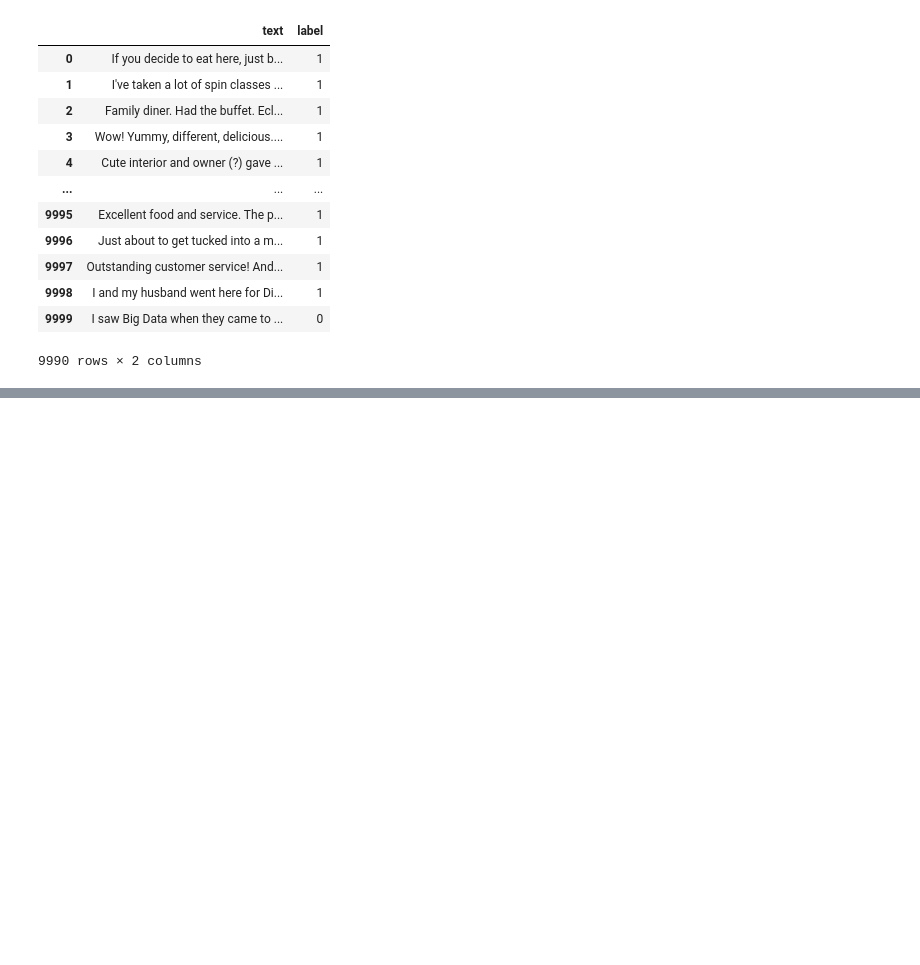
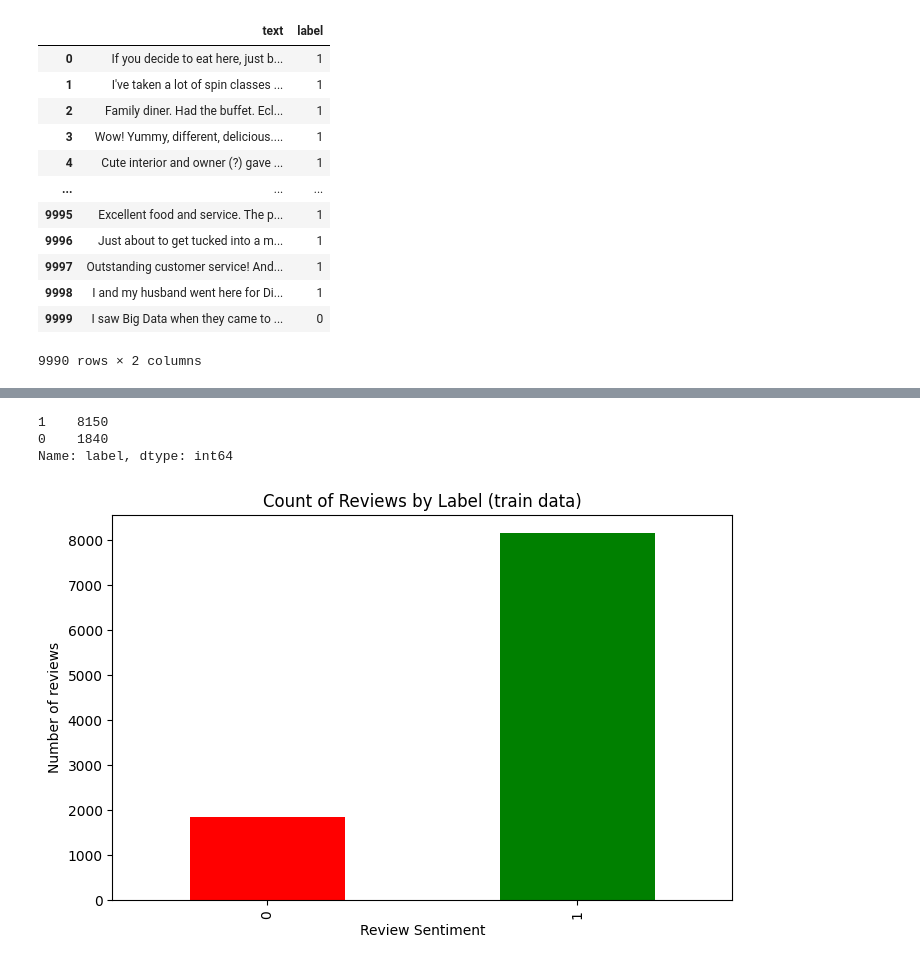
Before and after one commit to Sachinranasing/CM3604-Deep-Learning-Coursework, a Jupyter notebook: Senti_with_DistilBERT_Model.ipynb, the cells around one changed output, grey strips where cells are left out. Cells and saved outputs as stored; diff of their text form; code cells hidden in the pictures; blank space fills up the shorter version.

```diff
--- a/Senti_with_DistilBERT_Model.ipynb
+++ b/Senti_with_DistilBERT_Model.ipynb
@@ -160,3 +160,11 @@ yelp
 | 9998 | I and my husband went here for Di... | 1 |
 | 9999 | I saw Big Data when they came to ... | 0 |
 9990 rows × 2 columns
+# %%
+yelp['text']=yelp['text'].str.lower()
+#change all strings to be lower
+yelp['text']=yelp['text'].str.replace('[^\w\s]','')
+#get rid of unwanted characters such as punctuation marks
+yelp['text']=yelp['text'].str.replace('\d+','')
+#removing numerals
+yelp['text']=yelp['text'].str.replace('\n',' ').str.replace('\r','')
@@ -162,0 +208,17 @@ yelp
+# %%
+yelp.label.value_counts()
+# %% [output]
+1    8150
+0    1840
+Name: label, dtype: int64
+# %%
+ax = yelp['label'].value_counts().sort_index() \
+     .plot (kind='bar',
+     title='Count of Reviews by Label (train data)',
+     figsize=(8, 5), color = ['red', 'green'])
+
+ax.set_xlabel('Review Sentiment')
+ax.set_ylabel ('Number of reviews')
+plt.show()
+# %% [output]
+[figure, added]
```
Also changed, not shown: parts of 2 cells of this notebook.
